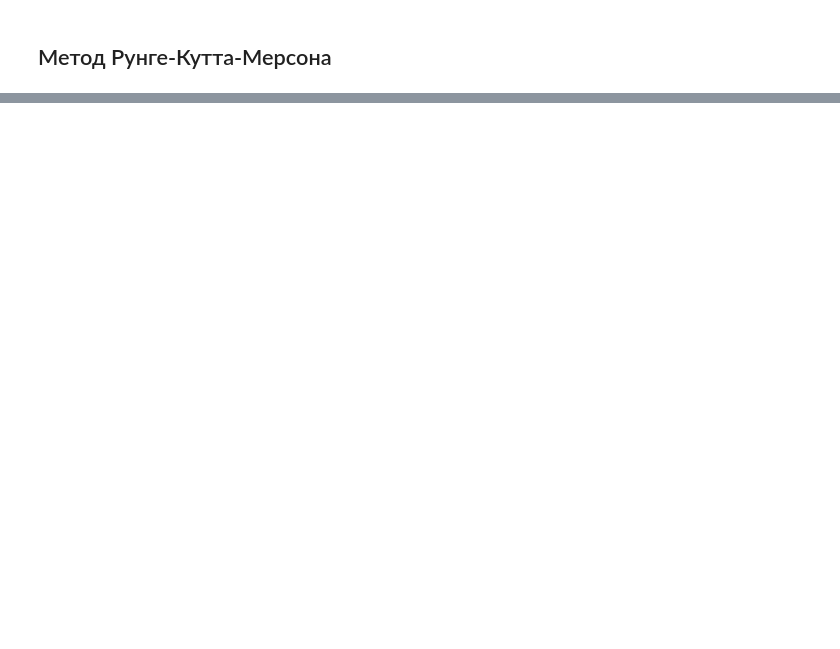
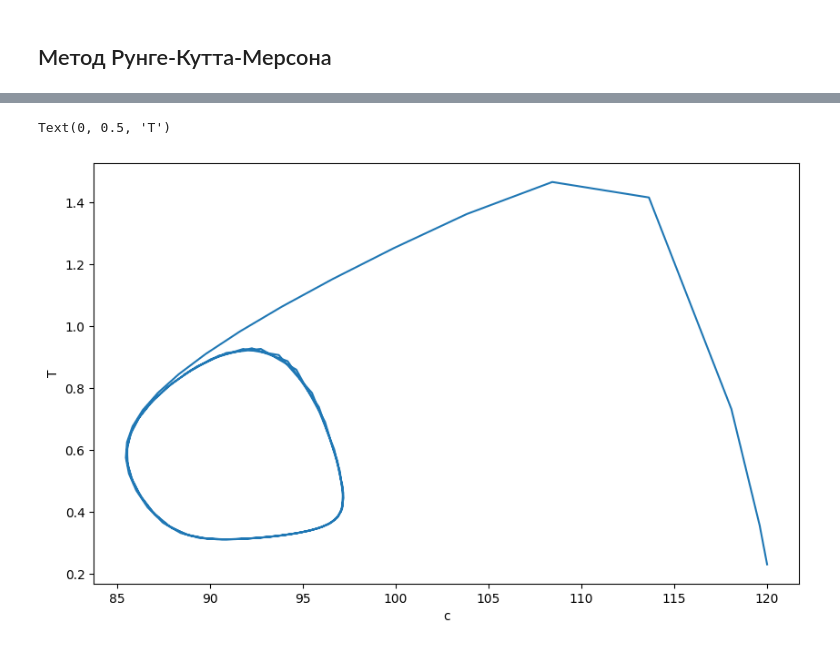
Before and after one commit to BKamol/NumericalMethods, a Jupyter notebook: CourseWork.ipynb, the cells around one changed output, grey strips where cells are left out. Saved outputs shown, nothing was run; the diff lists cells and outputs as text; code cells hidden in the pictures; blank space fills up the shorter version.

```diff
--- a/CourseWork.ipynb
+++ b/CourseWork.ipynb
@@ -66,0 +109,29 @@ for i in range(len(nodes)):
+# %%
+def f(t, y):
+    global lmbda, beta, c0, T0
+    c = y[0]
+    T = y[1]
+    return np.array([
+         -c*np.exp(-1/T) + lmbda*(c0-c),
+         c*np.exp(-1/T) + beta*(T0-T)
+    ])
+# %%
+a, b, N = 0, 10, 100
+h = (b-a)/N
+
+c0, T0, lmbda, beta = 120, 0.23, 0.45, 45
+
+ya = np.array([c0, T0])
+
+y_calc = Runge_Kutta(a, b, h, f, ya)
+nodes = np.arange(a, b+1e-15, h)
+c = y_calc[:, 0]
+T = y_calc[:, 1]
+# %%
+plt.rcParams['figure.figsize'] = (10, 6)
+plt.plot(c, T)
+plt.xlabel('c')
+plt.ylabel('T')
+# %% [output]
+Text(0, 0.5, 'T')
+[figure, added]
```
Also changed, not shown: parts of 12 cells of this notebook, 1 other file.
